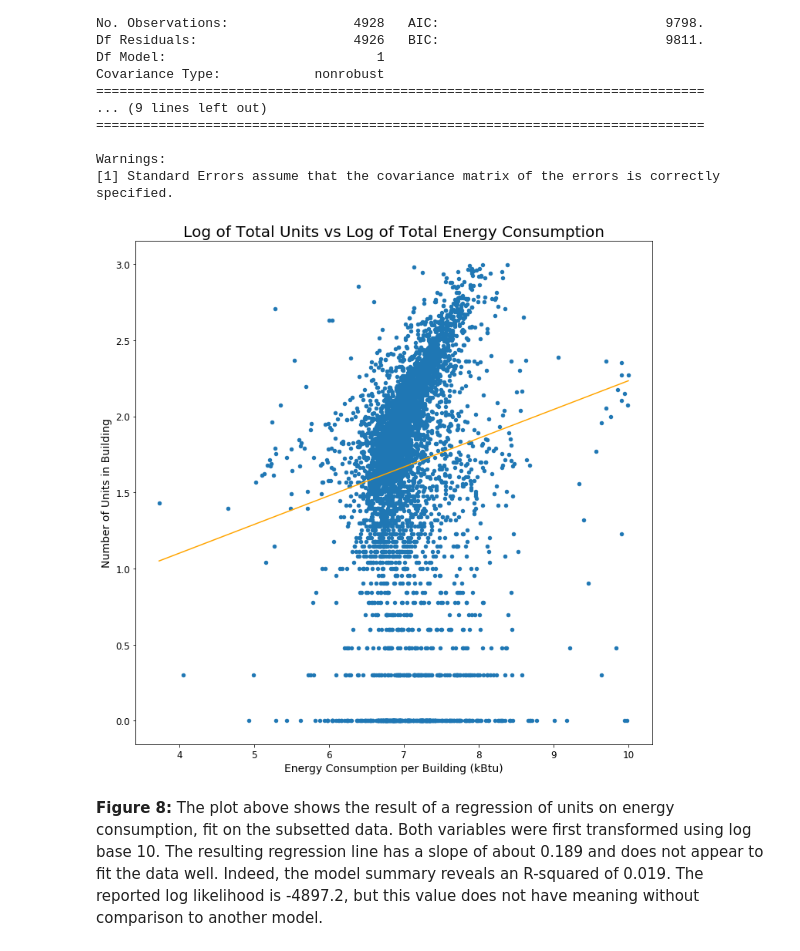
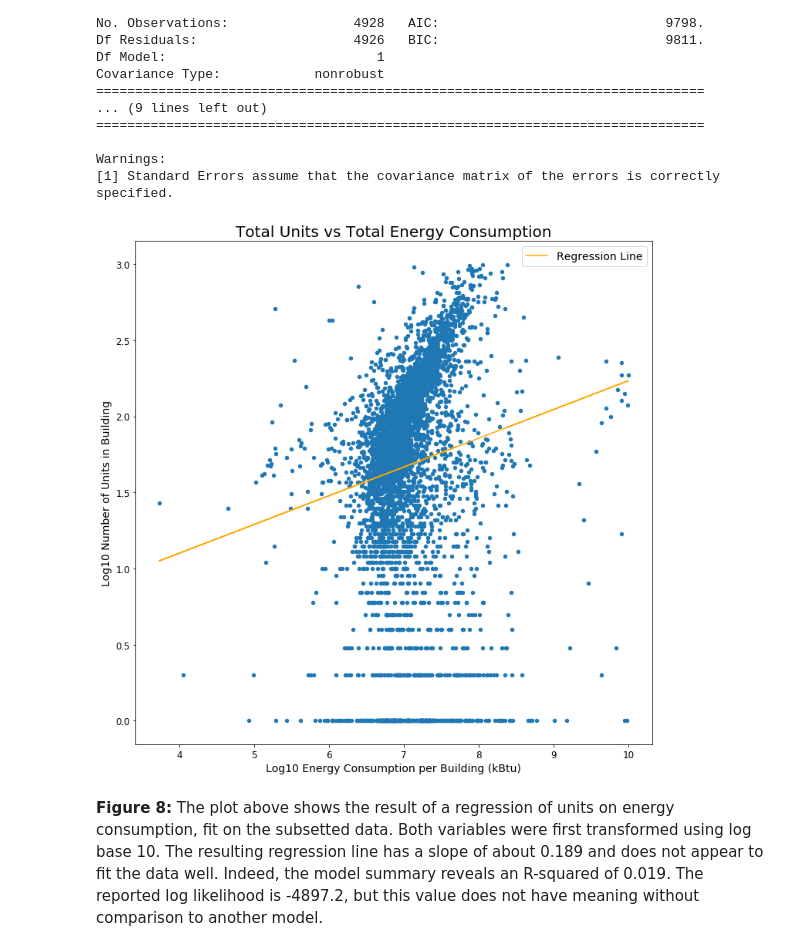
Before and after one commit to AHassler/PUI2018_ah4412, a Jupyter notebook: HW10_ah4412/Assignment2_ah4412.ipynb, the cells around one changed output. Cells and saved outputs as stored; diff of their text form; code cells hidden in the pictures.

```diff
--- a/HW10_ah4412/Assignment2_ah4412.ipynb
+++ b/HW10_ah4412/Assignment2_ah4412.ipynb
@@ -511,19 +513,20 @@ Warnings:
 # %%
 # Plot Units vs nrg
 fig = pl.figure(figsize=(12,12))
 ax = fig.add_subplot(111)
 bblnrg_cut.plot(x="lognrg", y="logunits", kind="scatter", ax=ax)
-ax.set_title('Log of Total Units vs Log of Total Energy Consumption', fontsize=20)
-ax.set_xlabel("Energy Consumption per Building (kBtu)", fontsize=14)
-ax.set_ylabel("Number of Units in Building", fontsize=14)
+ax.set_title('Total Units vs Total Energy Consumption', fontsize=20)
+ax.set_xlabel("Log10 Energy Consumption per Building (kBtu)", fontsize=14)
+ax.set_ylabel("Log10 Number of Units in Building", fontsize=14)
 #ax.set_xlim([1000,1e10])
 #ax.set_ylim([1,1000])
 ax.tick_params(labelsize=12)
 
 pl.plot(bblnrg_cut['lognrg'], lm_units_e.predict(bblnrg_cut), '-', color='orange')
+pl.legend(['Regression Line'], fontsize=14)
 pl.show()
 # %% [output]
-[figure, old version]
+[figure, new version]
 # %% [markdown]
 **Figure 8:** The plot above shows the result of a regression of units on energy consumption, fit on the subsetted data. Both variables were first transformed using log base 10. The resulting regression line has a slope of about 0.189 and does not appear to fit the data well. Indeed, the model summary reveals an R-squared of 0.019. The reported log likelihood is -4897.2, but this value does not have meaning without comparison to another model.
 # %% [markdown]
```
Also changed, not shown: parts of 12 cells of this notebook.
